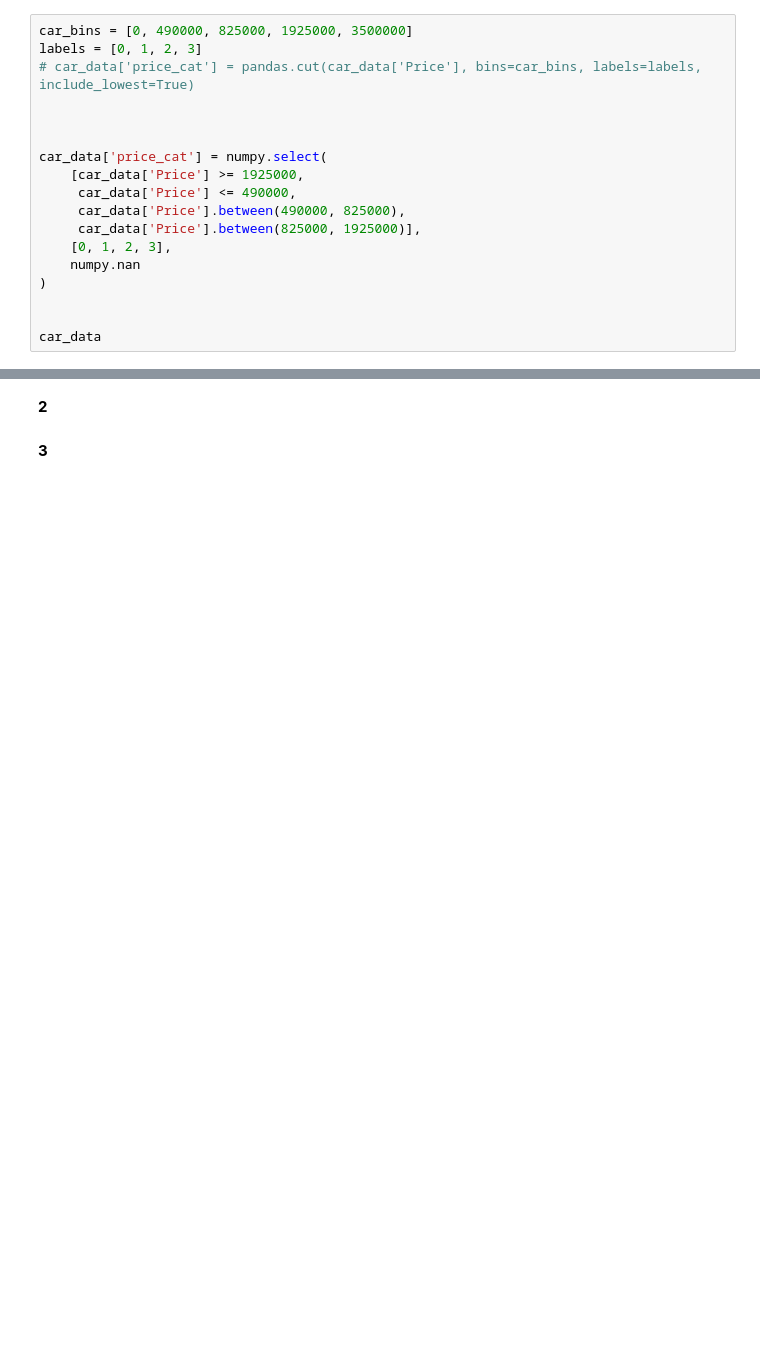
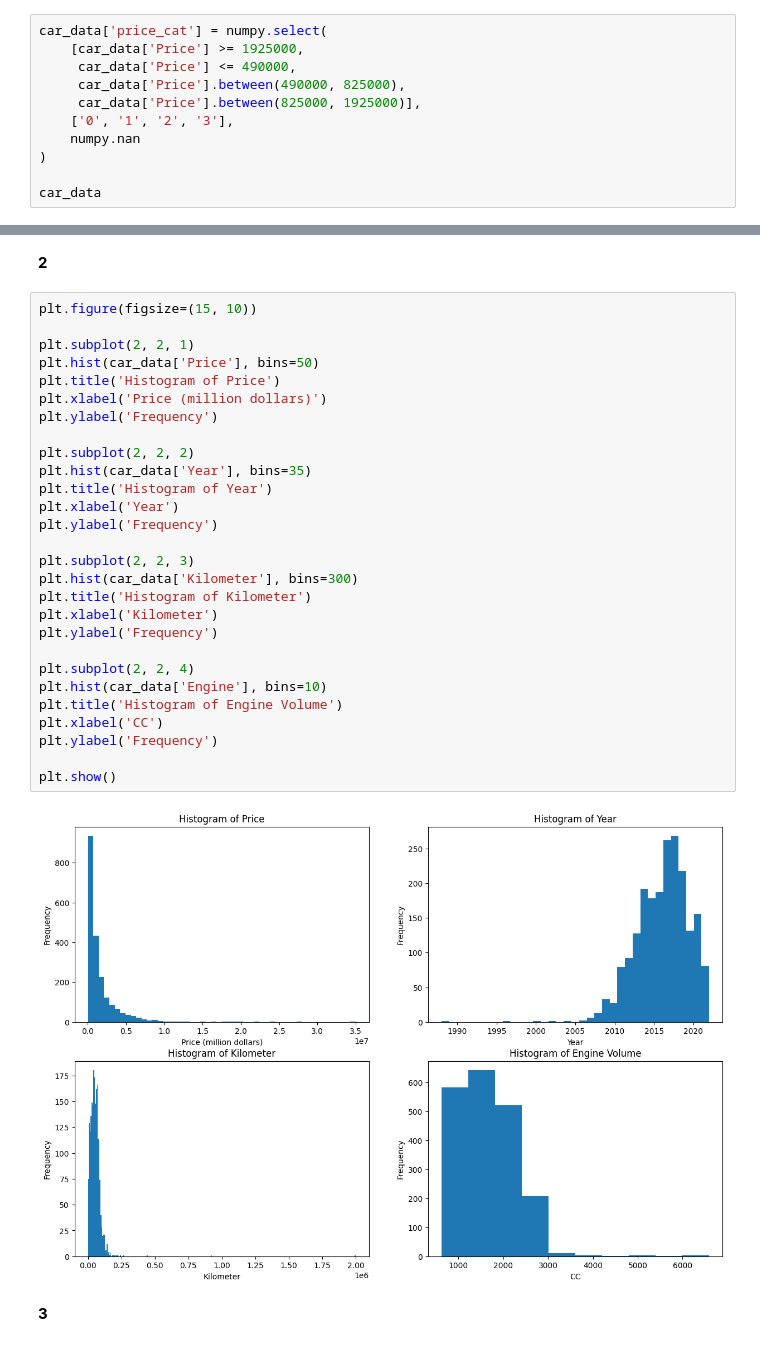
Before and after one commit to SM2A/Machine_Learning_Course_Project, a Jupyter notebook: HW-3/Report.ipynb, the cells around one changed output, grey strips where cells are left out. Cells and saved outputs as stored; diff of their text form; blank space fills up the shorter version.

```diff
--- a/HW-3/Report.ipynb
+++ b/HW-3/Report.ipynb
@@ -132,20 +127,13 @@ plt.show()
 # %%
-car_bins = [0, 490000, 825000, 1925000, 3500000]
-labels = [0, 1, 2, 3]
-# car_data['price_cat'] = pandas.cut(car_data['Price'], bins=car_bins, labels=labels, include_lowest=True)
-
-
-
 car_data['price_cat'] = numpy.select(
     [car_data['Price'] >= 1925000,
      car_data['Price'] <= 490000,
      car_data['Price'].between(490000, 825000),
      car_data['Price'].between(825000, 1925000)],
-    [0, 1, 2, 3],
+    ['0', '1', '2', '3'],
     numpy.nan
 )
 
-
 car_data
 # %% [output]
 |  | Make | Model | Price | Year | Kilometer | Fuel Type | Transmission | Location | Color | Owner | ... |
@@ -194,5 +159,35 @@ print(car_data)
 # %% [markdown]
 **2**
+# %%
+plt.figure(figsize=(15, 10))
+
+plt.subplot(2, 2, 1)
+plt.hist(car_data['Price'], bins=50)
+plt.title('Histogram of Price')
+plt.xlabel('Price (million dollars)')
+plt.ylabel('Frequency')
+
+plt.subplot(2, 2, 2)
+plt.hist(car_data['Year'], bins=35)
+plt.title('Histogram of Year')
+plt.xlabel('Year')
+plt.ylabel('Frequency')
+
+plt.subplot(2, 2, 3)
+plt.hist(car_data['Kilometer'], bins=300)
+plt.title('Histogram of Kilometer')
+plt.xlabel('Kilometer')
+plt.ylabel('Frequency')
+
+plt.subplot(2, 2, 4)
+plt.hist(car_data['Engine'], bins=10)
+plt.title('Histogram of Engine Volume')
+plt.xlabel('CC')
+plt.ylabel('Frequency')
+
+plt.show()
+# %% [output]
+[figure, added]
 # %% [markdown]
 **3**
 # %% [markdown]
```
Also changed, not shown: parts of 5 cells of this notebook.
